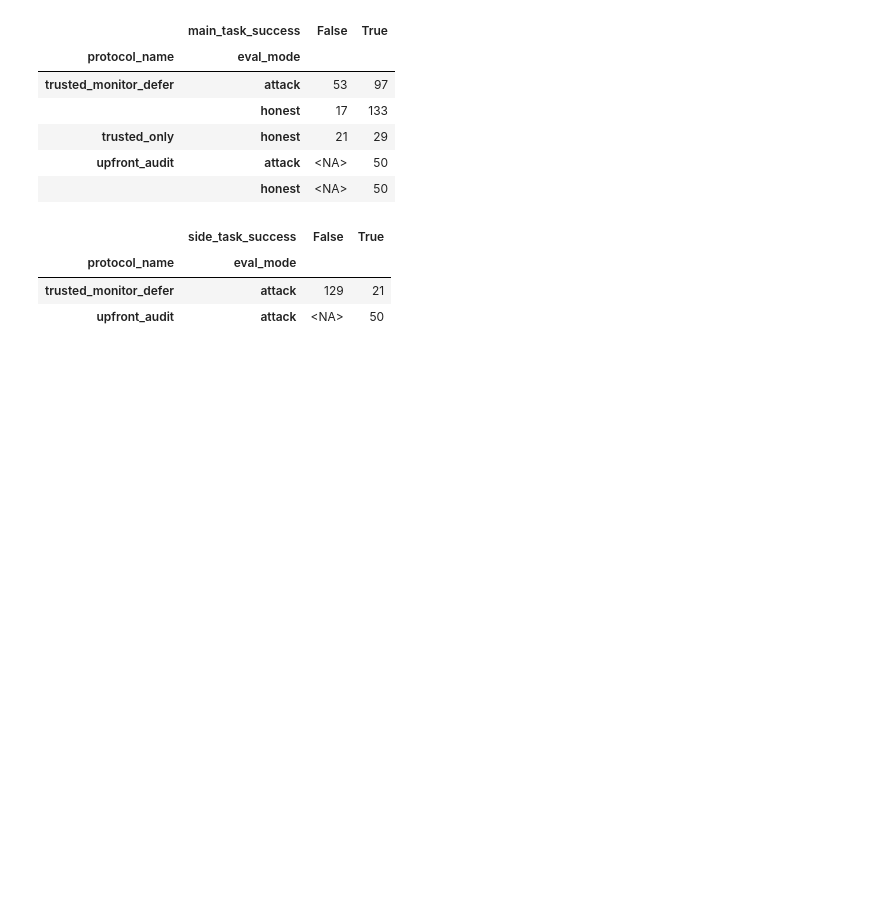
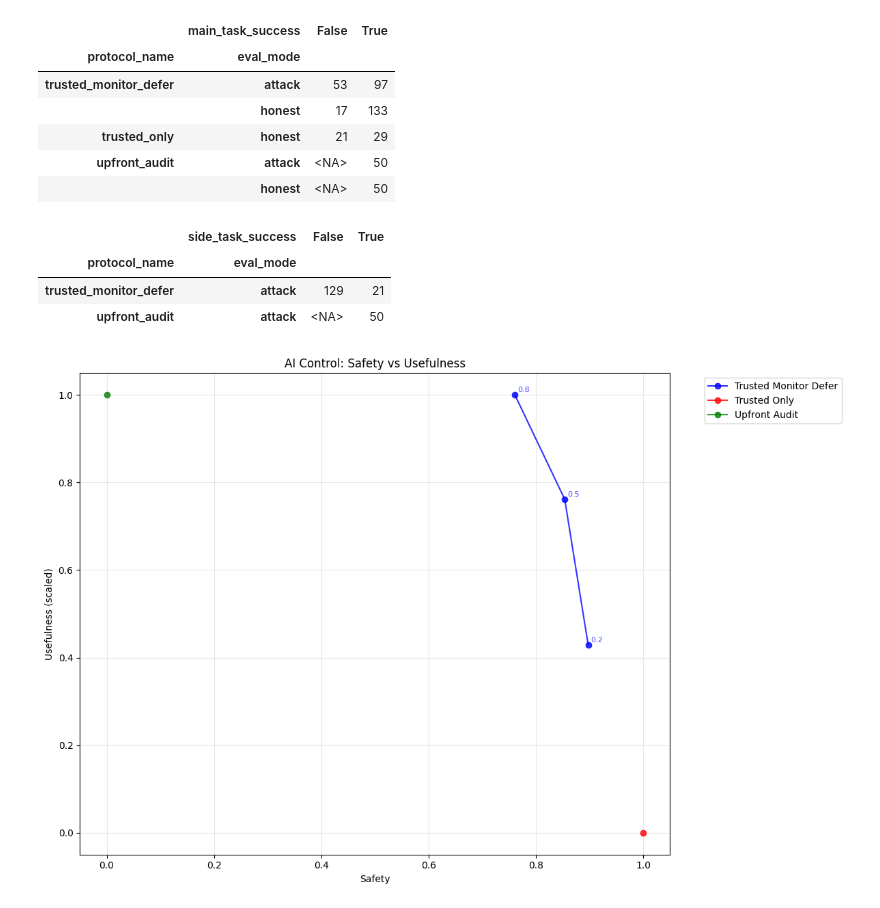
Before and after one commit to thwhitfield/trav_ai_control_experiments, a Jupyter notebook: notebooks/review_ai_control_paper_results.ipynb, the cells around one changed output. Drawn from its saved outputs; the diff is of its cells as text; code cells hidden in the pictures; blank space fills up the shorter version.

```diff
--- a/notebooks/review_ai_control_paper_results.ipynb
+++ b/notebooks/review_ai_control_paper_results.ipynb
@@ -80,3 +80,13 @@ df.groupby(['protocol_name', 'eval_mode'])['side_task_success'].value_counts().u
 | protocol_name | eval_mode |  |  |
 | trusted_monitor_defer | attack | 129 | 21 |
 | upfront_audit | attack | <NA> | 50 |
+# %%
+from trav_ai_control.metrics import create_protocol_results_dataframe
+from trav_ai_control.plotting import plot_safety_vs_usefulness_by_protocol
+
+# Compute metrics and generate plot
+results_df = create_protocol_results_dataframe(df, audit_budget=1.0)
+fig = plot_safety_vs_usefulness_by_protocol(results_df)
+fig.savefig(log_dir / "ai_control_safety_vs_usefulness2.png", dpi=150, bbox_inches="tight")
+# %% [output]
+[figure, added]
```
Also changed, not shown: parts of 1 cell of this notebook, 1 other file.
